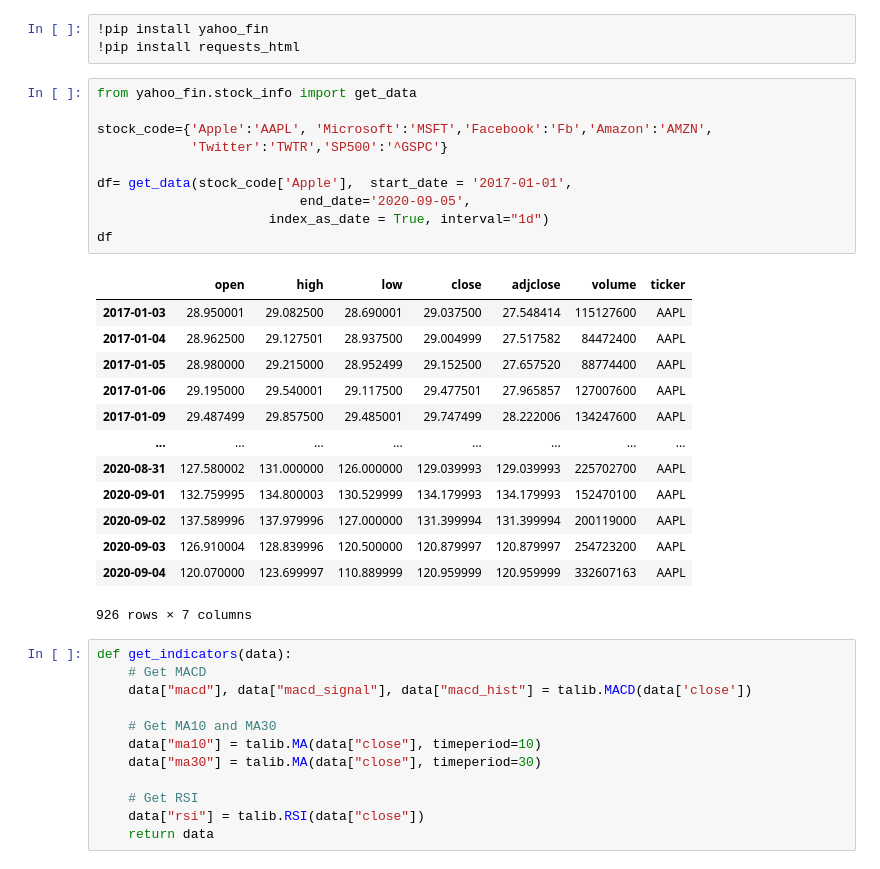
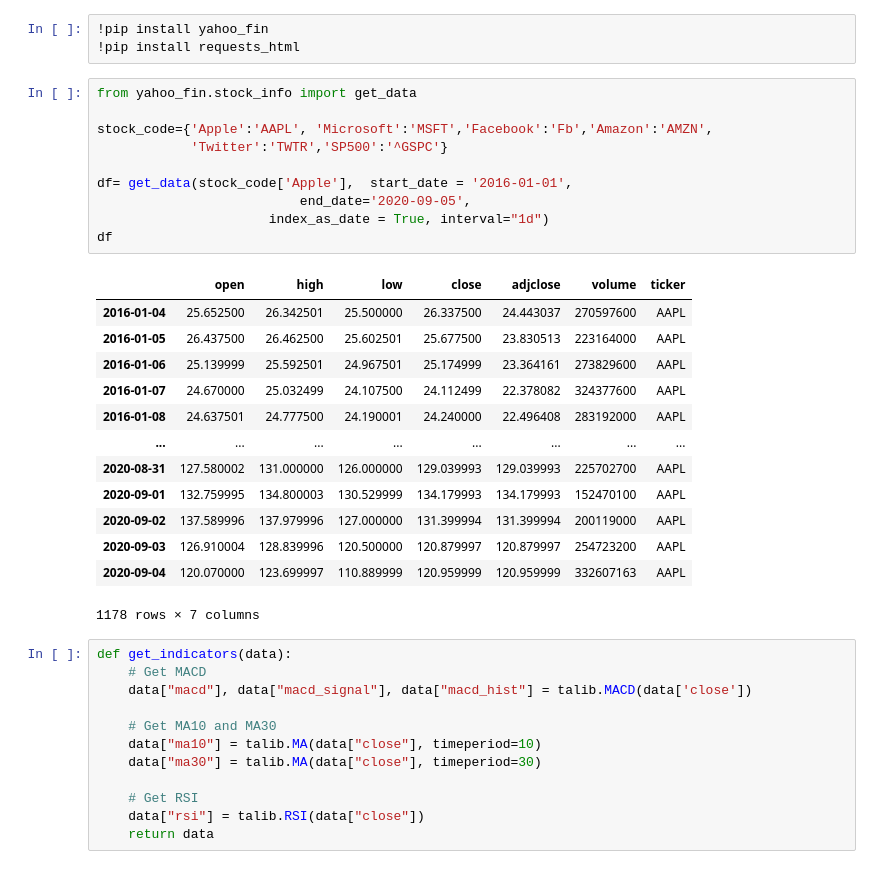
Before and after one commit to duybluemind1988/Data-science, a Jupyter notebook: Time_series/Time_series_all_method_2(multy).ipynb, the cells around one changed output. Cells and saved outputs as stored; diff of their text form.

```diff
--- a/Time_series/Time_series_all_method_2(multy).ipynb
+++ b/Time_series/Time_series_all_method_2(multy).ipynb
@@ -1470,27 +1470,27 @@ from matplotlib.pylab import date2num
 # %%
 from yahoo_fin.stock_info import get_data
 
 stock_code={'Apple':'AAPL', 'Microsoft':'MSFT','Facebook':'Fb','Amazon':'AMZN',
             'Twitter':'TWTR','SP500':'^GSPC'}
 
-df= get_data(stock_code['Apple'],  start_date = '2017-01-01',
+df= get_data(stock_code['Apple'],  start_date = '2016-01-01',
                           end_date='2020-09-05',
                       index_as_date = True, interval="1d")
 df
 # %% [output]
 |  | open | high | low | close | adjclose | volume | ticker |
-| 2017-01-03 | 28.950001 | 29.082500 | 28.690001 | 29.037500 | 27.548414 | 115127600 | AAPL |
-| 2017-01-04 | 28.962500 | 29.127501 | 28.937500 | 29.004999 | 27.517582 | 84472400 | AAPL |
-| 2017-01-05 | 28.980000 | 29.215000 | 28.952499 | 29.152500 | 27.657520 | 88774400 | AAPL |
-| 2017-01-06 | 29.195000 | 29.540001 | 29.117500 | 29.477501 | 27.965857 | 127007600 | AAPL |
-| 2017-01-09 | 29.487499 | 29.857500 | 29.485001 | 29.747499 | 28.222006 | 134247600 | AAPL |
+| 2016-01-04 | 25.652500 | 26.342501 | 25.500000 | 26.337500 | 24.443037 | 270597600 | AAPL |
+| 2016-01-05 | 26.437500 | 26.462500 | 25.602501 | 25.677500 | 23.830513 | 223164000 | AAPL |
+| 2016-01-06 | 25.139999 | 25.592501 | 24.967501 | 25.174999 | 23.364161 | 273829600 | AAPL |
+| 2016-01-07 | 24.670000 | 25.032499 | 24.107500 | 24.112499 | 22.378082 | 324377600 | AAPL |
+| 2016-01-08 | 24.637501 | 24.777500 | 24.190001 | 24.240000 | 22.496408 | 283192000 | AAPL |
 | ... | ... | ... | ... | ... | ... | ... | ... |
 | 2020-08-31 | 127.580002 | 131.000000 | 126.000000 | 129.039993 | 129.039993 | 225702700 | AAPL |
 | 2020-09-01 | 132.759995 | 134.800003 | 130.529999 | 134.179993 | 134.179993 | 152470100 | AAPL |
 | 2020-09-02 | 137.589996 | 137.979996 | 127.000000 | 131.399994 | 131.399994 | 200119000 | AAPL |
 | 2020-09-03 | 126.910004 | 128.839996 | 120.500000 | 120.879997 | 120.879997 | 254723200 | AAPL |
 | 2020-09-04 | 120.070000 | 123.699997 | 110.889999 | 120.959999 | 120.959999 | 332607163 | AAPL |
-926 rows × 7 columns
+1178 rows × 7 columns
 # %%
 def get_indicators(data):
     # Get MACD
```
Also changed, not shown: parts of 14 cells of this notebook.
